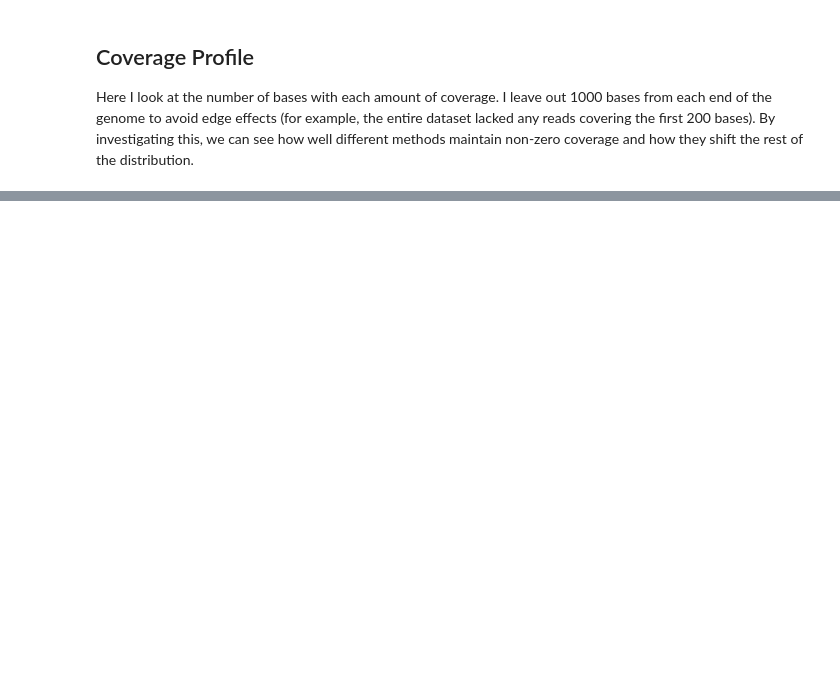
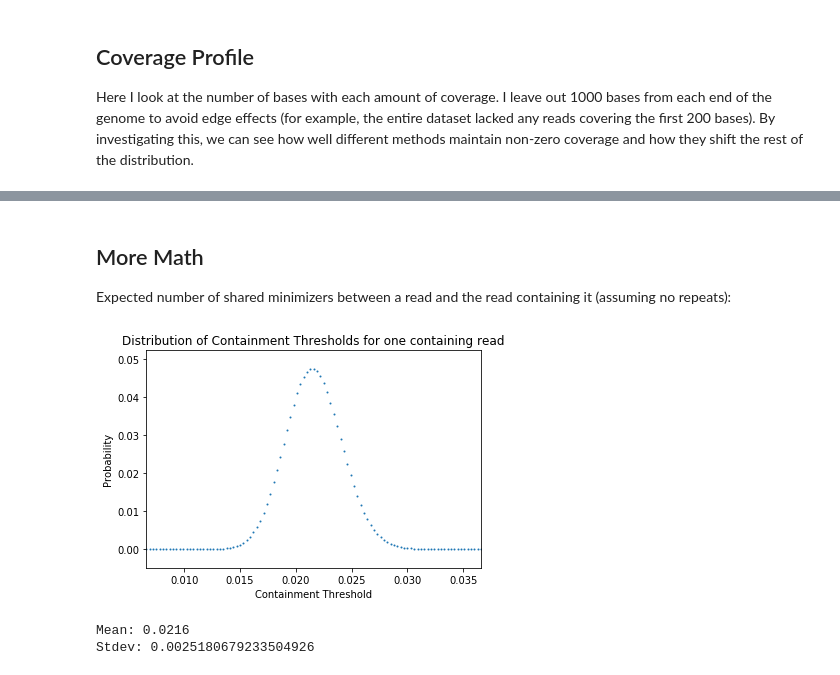
Before and after one commit to mkirsche/ContainedReadRemoval, a Jupyter notebook: sim/AnalyzeContainment.ipynb, the cells around one changed output, grey strips where cells are left out. Drawn from its saved outputs; the diff is of its cells as text; code cells hidden in the pictures; blank space fills up the shorter version.

```diff
--- a/sim/AnalyzeContainment.ipynb
+++ b/sim/AnalyzeContainment.ipynb
@@ -1115,0 +1115,27 @@ Number of bases with < 10x coverage: [0, 4691, 1215, 25726, 49460, 71277, 140996
+# %% [markdown]
+## More Math
+Expected number of shared minimizers between a read and the read containing it (assuming no repeats):
+# %%
+import scipy, scipy.stats
+L = 10000.0
+w = 5.0
+numTrials = int(2.0*L/(w+1) + .5)
+p = .0216
+x = [i for i in range(0, numTrials+1)]
+pmf = scipy.stats.binom.pmf(x, numTrials,p)
+for i in range(0, len(x)):
+    x[i] /= numTrials
+import pylab
+plt.scatter(x,pmf, s = 1)
+plt.xlabel('Containment Threshold')
+plt.ylabel('Probability')
+plt.title('Distribution of Containment Thresholds for one containing read')
+plt.xlim((numTrials * p - 50) / numTrials, (numTrials *p + 50) / numTrials)
+plt.show()
+
+print('Mean: ' + str(numTrials * p / numTrials))
+print('Stdev: ' + str(sqrt(numTrials * p * (1 - p)) / numTrials))
+# %% [output]
+[figure, added]
+Mean: 0.0216
+Stdev: 0.0025180679233504926
```
Also changed, not shown: parts of 15 cells of this notebook, 9 other files.
